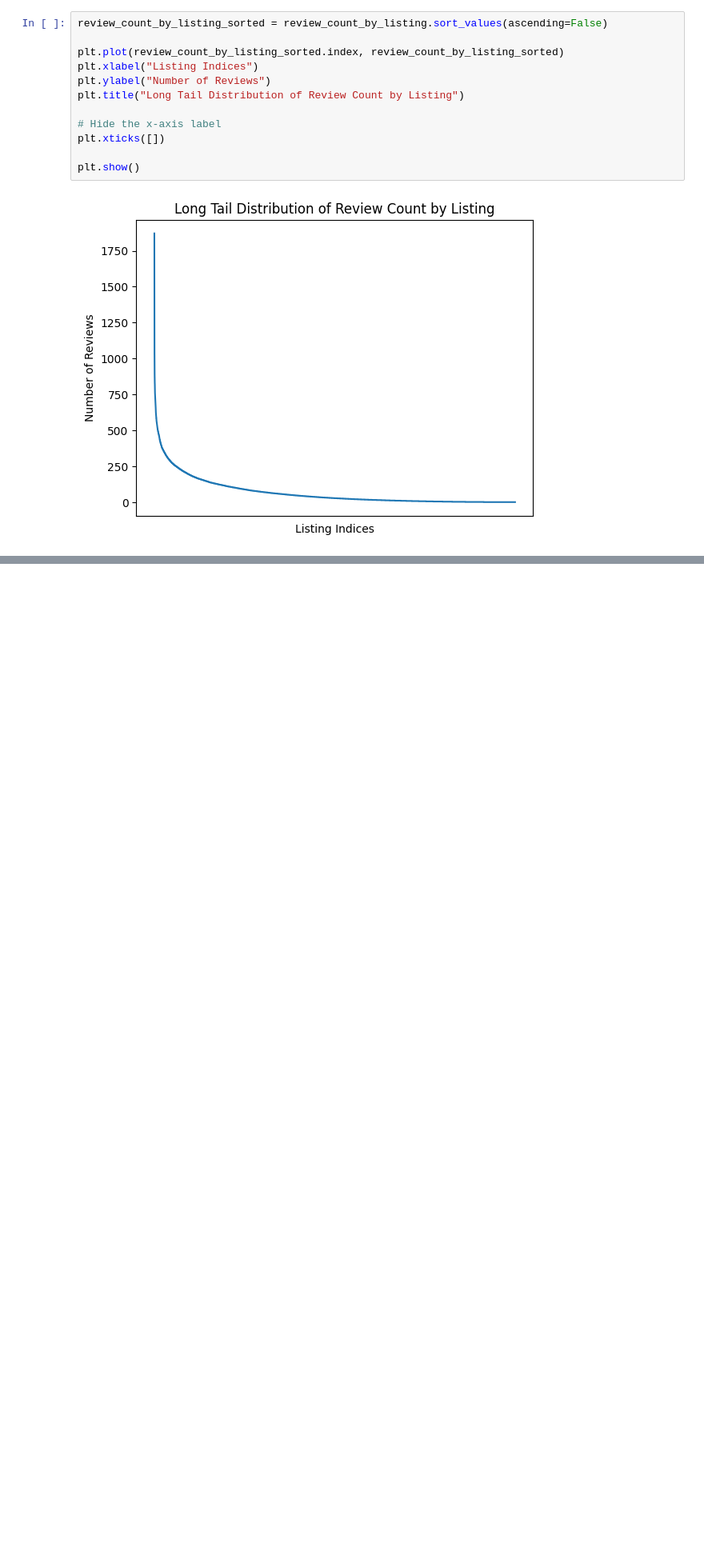
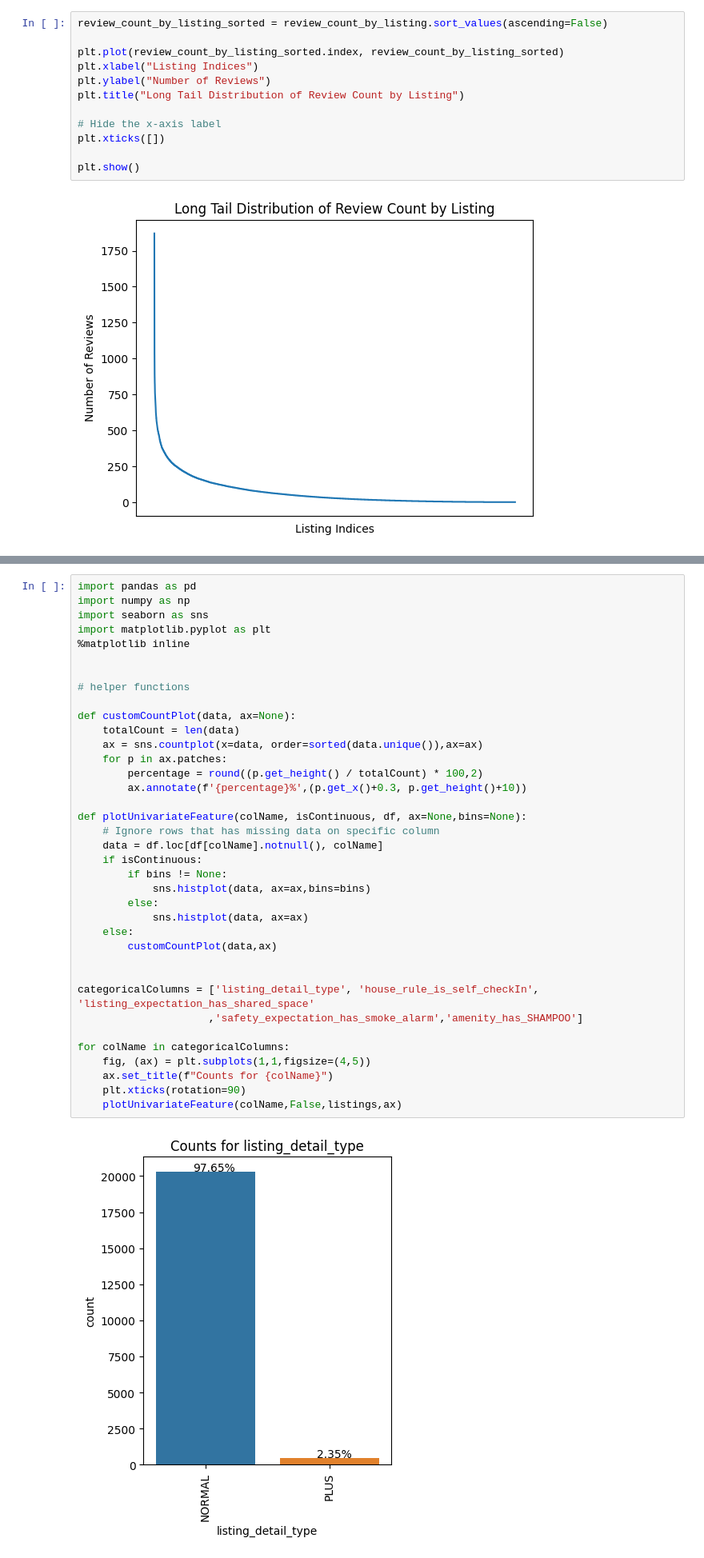
Before and after one commit to yhchan0918/CT_Recsys, a Jupyter notebook: data_exploration/eda.ipynb, the cells around one changed output, grey strips where cells are left out. Shown: that part at 80% size. Cells and saved outputs as stored; diff of their text form; blank space fills up the shorter version.

```diff
--- a/data_exploration/eda.ipynb
+++ b/data_exploration/eda.ipynb
@@ -132,0 +267,39 @@ plt.show()
+# %%
+import pandas as pd
+import numpy as np
+import seaborn as sns
+import matplotlib.pyplot as plt
+%matplotlib inline
+
+
+# helper functions
+
+def customCountPlot(data, ax=None):
+    totalCount = len(data)
+    ax = sns.countplot(x=data, order=sorted(data.unique()),ax=ax)
+    for p in ax.patches:
+        percentage = round((p.get_height() / totalCount) * 100,2)
+        ax.annotate(f'{percentage}%',(p.get_x()+0.3, p.get_height()+10))
+
+def plotUnivariateFeature(colName, isContinuous, df, ax=None,bins=None):
+    # Ignore rows that has missing data on specific column
+    data = df.loc[df[colName].notnull(), colName]
+    if isContinuous:
+        if bins != None:
+            sns.histplot(data, ax=ax,bins=bins)
+        else:
+            sns.histplot(data, ax=ax)
+    else:
+        customCountPlot(data,ax)
+
+
+categoricalColumns = ['listing_detail_type', 'house_rule_is_self_checkIn', 'listing_expectation_has_shared_space'
+                     ,'safety_expectation_has_smoke_alarm','amenity_has_SHAMPOO']
+
+for colName in categoricalColumns:
+    fig, (ax) = plt.subplots(1,1,figsize=(4,5))
+    ax.set_title(f"Counts for {colName}")
+    plt.xticks(rotation=90)
+    plotUnivariateFeature(colName,False,listings,ax)
+# %% [output]
+[figure, added]
```
Also changed, not shown: parts of 10 cells of this notebook, 41 other files.
